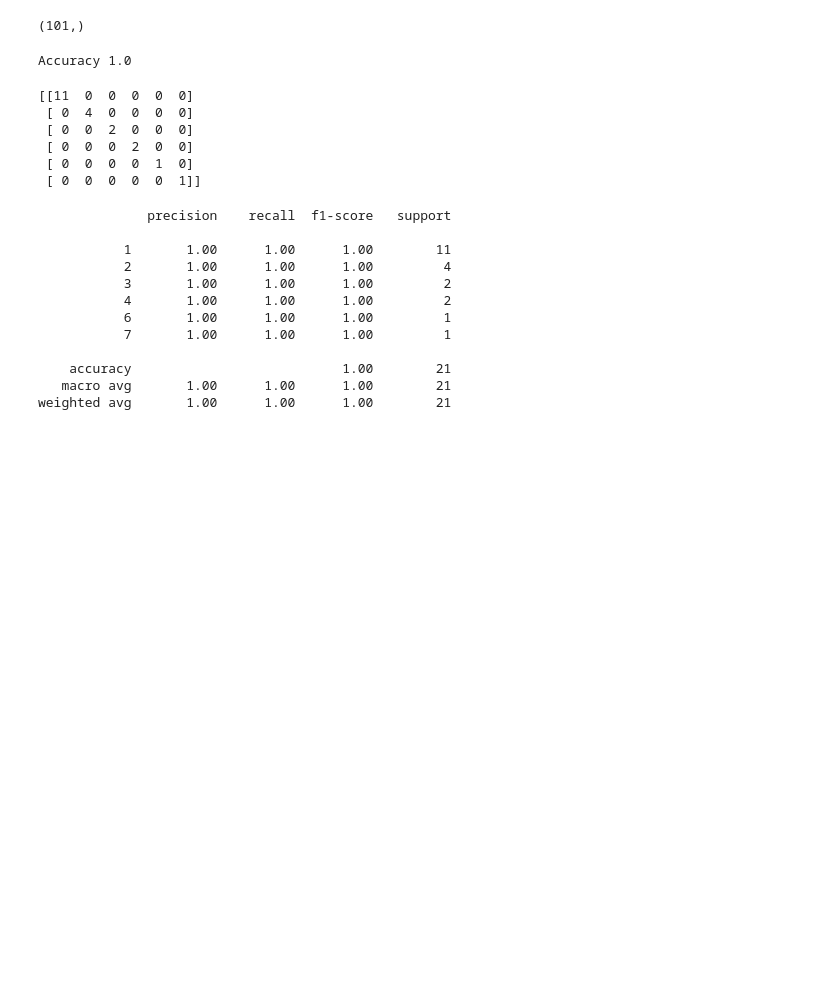
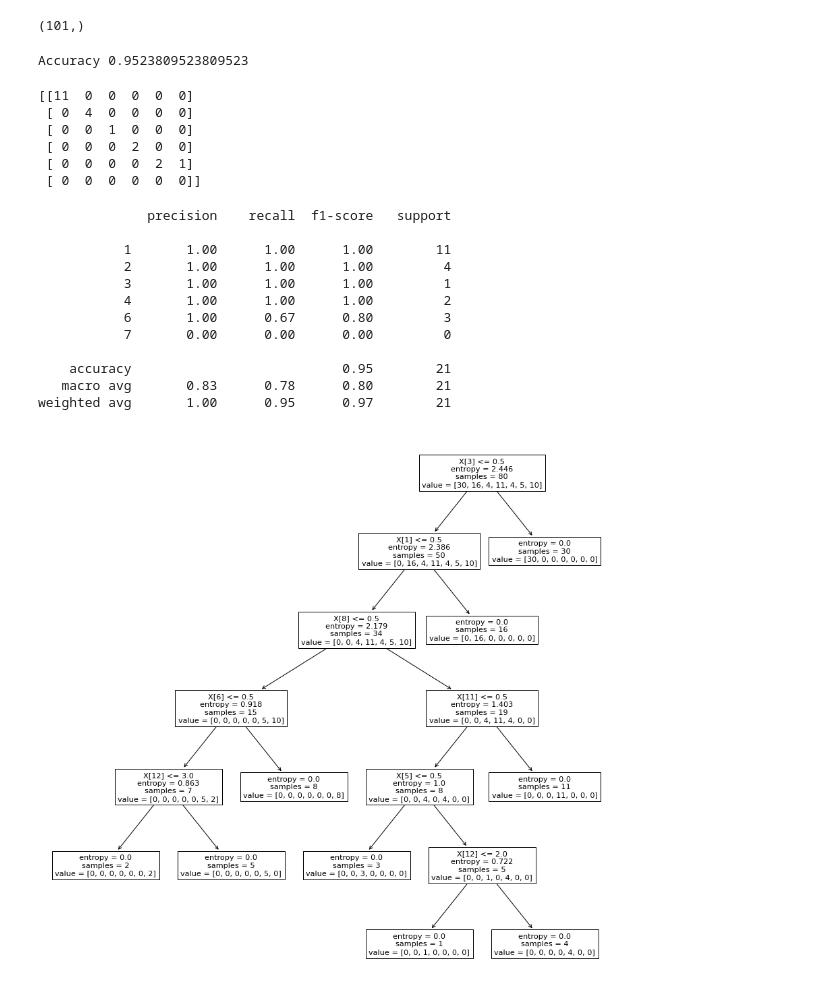
Before and after one commit to 1NT18IS138/1NT18IS138_santosh_B_ml_lab, a Jupyter notebook: program4.ipynb, the cells around one changed output. Cells and saved outputs as stored; diff of their text form; code cells hidden in the pictures; blank space fills up the shorter version.

```diff
--- a/program4.ipynb
+++ b/program4.ipynb
@@ -26,24 +27,25 @@ y.shape
 from sklearn.model_selection import train_test_split
 x_train,x_test,y_train,y_test=train_test_split(x,y,train_size=.8,test_size=.2)
 # %%
-from sklearn.tree import DecisionTreeClassifier
-clf=DecisionTreeClassifier().fit(x_test,y_test)
+from sklearn import tree
+DTmodel=tree.DecisionTreeClassifier(criterion="entropy")
+clf=DTmodel.fit(x_train,y_train)
 # %%
 pred=clf.predict(x_test)
 accuracy=clf.score(x_test,y_test)
 print('Accuracy',accuracy)
 # %% [output]
-Accuracy 1.0
+Accuracy 0.9523809523809523
 # %%
 from sklearn import metrics
 print(metrics.confusion_matrix(y_test,pred))
 # %% [output]
 [[11  0  0  0  0  0]
  [ 0  4  0  0  0  0]
- [ 0  0  2  0  0  0]
+ [ 0  0  1  0  0  0]
  [ 0  0  0  2  0  0]
- [ 0  0  0  0  1  0]
- [ 0  0  0  0  0  1]]
+ [ 0  0  0  0  2  1]
+ [ 0  0  0  0  0  0]]
 # %%
 print(metrics.classification_report(y_test,pred))
 # %% [output]
@@ -51,11 +53,17 @@ print(metrics.classification_report(y_test,pred))
 
            1       1.00      1.00      1.00        11
            2       1.00      1.00      1.00         4
-           3       1.00      1.00      1.00         2
+           3       1.00      1.00      1.00         1
            4       1.00      1.00      1.00         2
-           6       1.00      1.00      1.00         1
-           7       1.00      1.00      1.00         1
+           6       1.00      0.67      0.80         3
+           7       0.00      0.00      0.00         0
 
-    accuracy                           1.00        21
-   macro avg       1.00      1.00      1.00        21
-weighted avg       1.00      1.00      1.00        21
+    accuracy                           0.95        21
+   macro avg       0.83      0.78      0.80        21
+weighted avg       1.00      0.95      0.97        21
+# %%
+plt.figure(figsize=(15,15))
+tree.plot_tree(DTmodel)
+plt.show()
+# %% [output]
+[figure, added]
```
Also changed, not shown: parts of 1 cell of this notebook.
